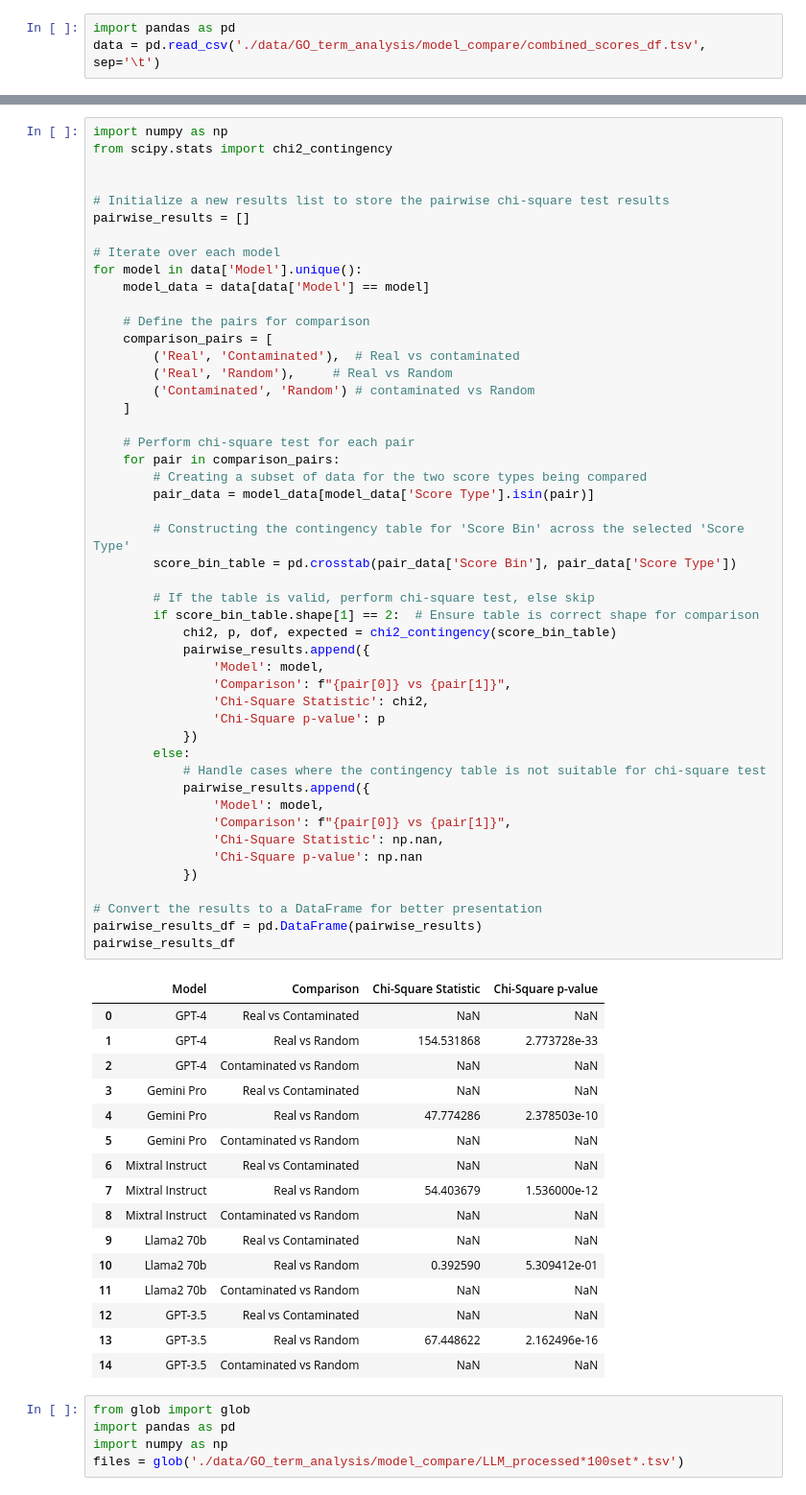
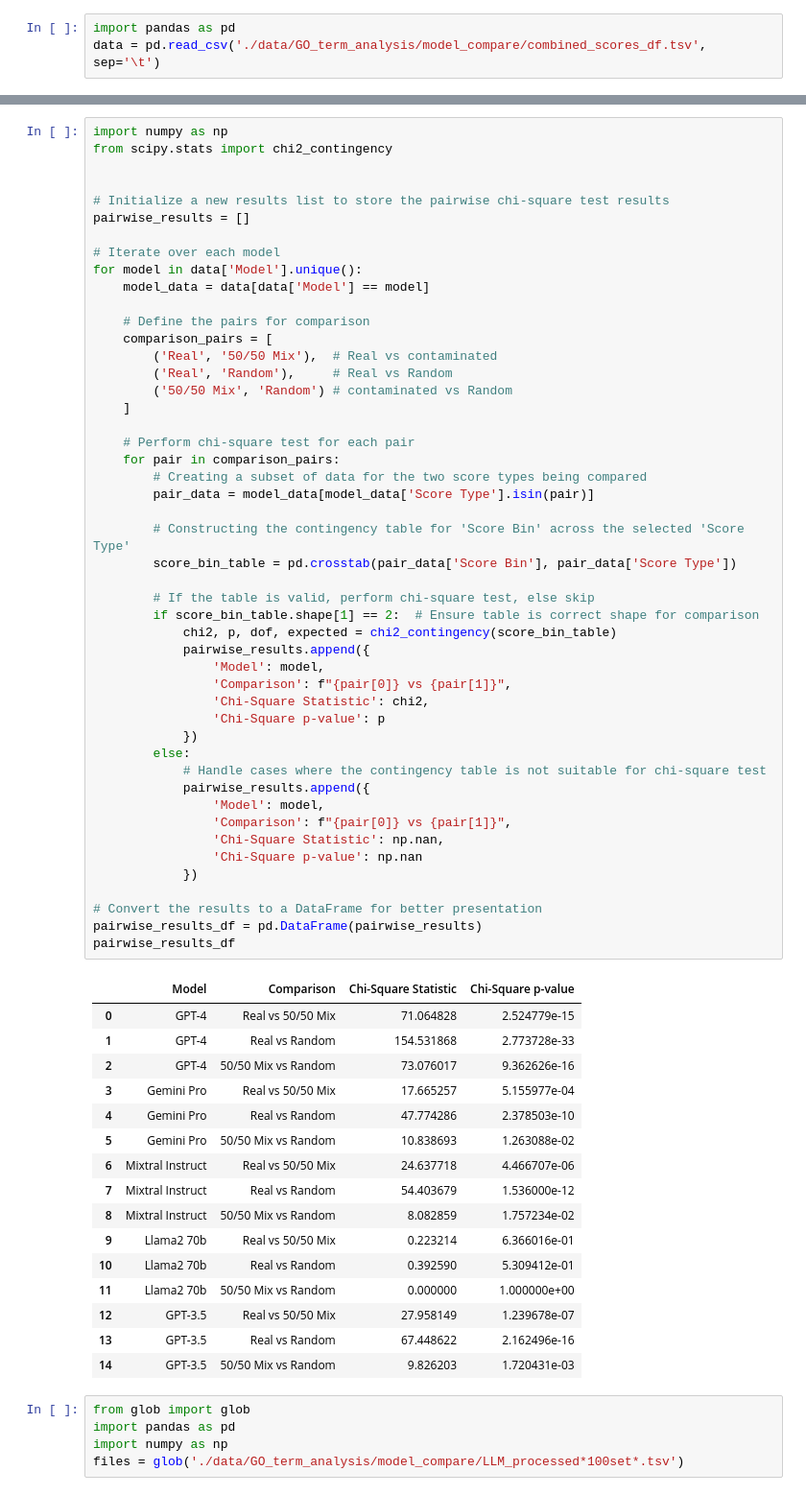
Before and after one commit to idekerlab/llm_evaluation_for_gene_set_interpretation, a Jupyter notebook: 3B-2.[model compare]Check_confidence_scoring_metrics.ipynb, the cells around one changed output, grey strips where cells are left out. Shown at 96% size. Cells and saved outputs as stored; diff of their text form.

```diff
--- a/3B-2.[model compare]Check_confidence_scoring_metrics.ipynb
+++ b/3B-2.[model compare]Check_confidence_scoring_metrics.ipynb
@@ -445,57 +449,57 @@ for model in data['Model'].unique():
 
     # Define the pairs for comparison
     comparison_pairs = [
-        ('Real', 'Contaminated'),  # Real vs contaminated
+        ('Real', '50/50 Mix'),  # Real vs contaminated
         ('Real', 'Random'),     # Real vs Random
-        ('Contaminated', 'Random') # contaminated vs Random
+        ('50/50 Mix', 'Random') # contaminated vs Random
     ]
 
     # Perform chi-square test for each pair
     for pair in comparison_pairs:
         # Creating a subset of data for the two score types being compared
         pair_data = model_data[model_data['Score Type'].isin(pair)]
 
         # Constructing the contingency table for 'Score Bin' across the selected 'Score Type'
         score_bin_table = pd.crosstab(pair_data['Score Bin'], pair_data['Score Type'])
 
         # If the table is valid, perform chi-square test, else skip
         if score_bin_table.shape[1] == 2:  # Ensure table is correct shape for comparison
             chi2, p, dof, expected = chi2_contingency(score_bin_table)
             pairwise_results.append({
                 'Model': model,
                 'Comparison': f"{pair[0]} vs {pair[1]}",
                 'Chi-Square Statistic': chi2,
                 'Chi-Square p-value': p
             })
         else:
             # Handle cases where the contingency table is not suitable for chi-square test
             pairwise_results.append({
                 'Model': model,
                 'Comparison': f"{pair[0]} vs {pair[1]}",
                 'Chi-Square Statistic': np.nan,
                 'Chi-Square p-value': np.nan
             })
 
 # Convert the results to a DataFrame for better presentation
 pairwise_results_df = pd.DataFrame(pairwise_results)
 pairwise_results_df
 # %% [output]
 |  | Model | Comparison | Chi-Square Statistic | Chi-Square p-value |
-| 0 | GPT-4 | Real vs Contaminated | NaN | NaN |
+| 0 | GPT-4 | Real vs 50/50 Mix | 71.064828 | 2.524779e-15 |
 | 1 | GPT-4 | Real vs Random | 154.531868 | 2.773728e-33 |
-| 2 | GPT-4 | Contaminated vs Random | NaN | NaN |
-| 3 | Gemini Pro | Real vs Contaminated | NaN | NaN |
+| 2 | GPT-4 | 50/50 Mix vs Random | 73.076017 | 9.362626e-16 |
+| 3 | Gemini Pro | Real vs 50/50 Mix | 17.665257 | 5.155977e-04 |
 | 4 | Gemini Pro | Real vs Random | 47.774286 | 2.378503e-10 |
-| 5 | Gemini Pro | Contaminated vs Random | NaN | NaN |
-| 6 | Mixtral Instruct | Real vs Contaminated | NaN | NaN |
+| 5 | Gemini Pro | 50/50 Mix vs Random | 10.838693 | 1.263088e-02 |
+| 6 | Mixtral Instruct | Real vs 50/50 Mix | 24.637718 | 4.466707e-06 |
 | 7 | Mixtral Instruct | Real vs Random | 54.403679 | 1.536000e-12 |
-| 8 | Mixtral Instruct | Contaminated vs Random | NaN | NaN |
-| 9 | Llama2 70b | Real vs Contaminated | NaN | NaN |
+| 8 | Mixtral Instruct | 50/50 Mix vs Random | 8.082859 | 1.757234e-02 |
+| 9 | Llama2 70b | Real vs 50/50 Mix | 0.223214 | 6.366016e-01 |
 | 10 | Llama2 70b | Real vs Random | 0.392590 | 5.309412e-01 |
-| 11 | Llama2 70b | Contaminated vs Random | NaN | NaN |
-| 12 | GPT-3.5 | Real vs Contaminated | NaN | NaN |
+| 11 | Llama2 70b | 50/50 Mix vs Random | 0.000000 | 1.000000e+00 |
+| 12 | GPT-3.5 | Real vs 50/50 Mix | 27.958149 | 1.239678e-07 |
 | 13 | GPT-3.5 | Real vs Random | 67.448622 | 2.162496e-16 |
-| 14 | GPT-3.5 | Contaminated vs Random | NaN | NaN |
+| 14 | GPT-3.5 | 50/50 Mix vs Random | 9.826203 | 1.720431e-03 |
 # %%
 from glob import glob
 import pandas as pd
```
Also changed, not shown: parts of 1 cell of this notebook, 6 other files.
